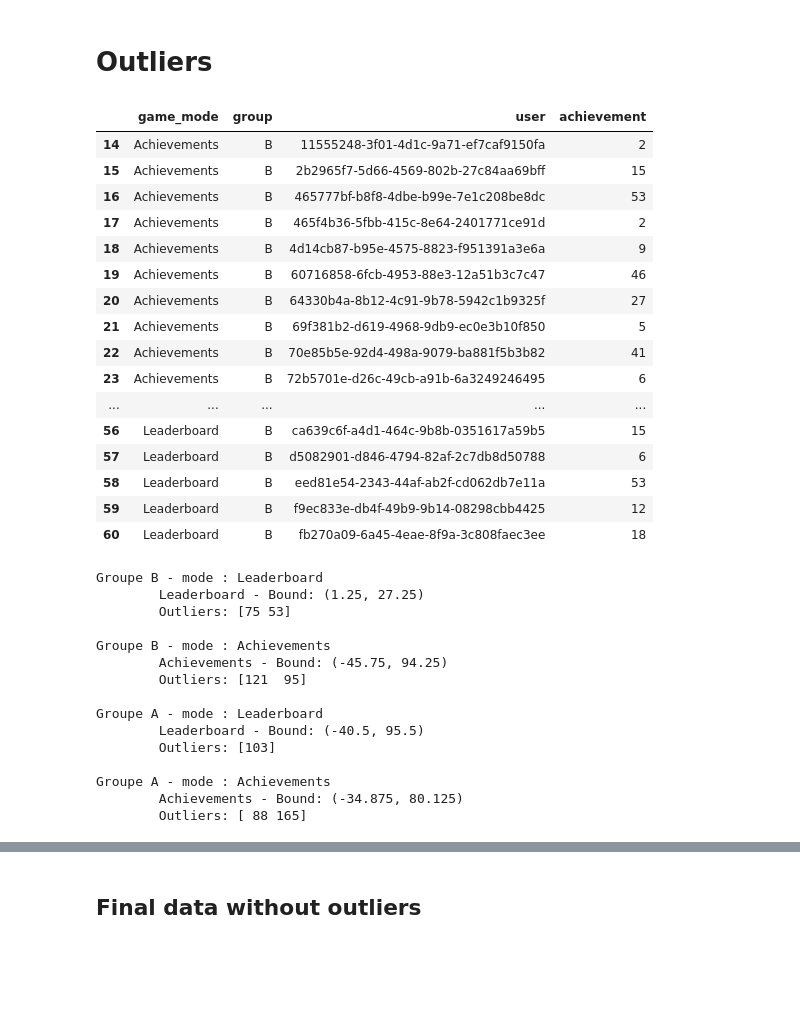
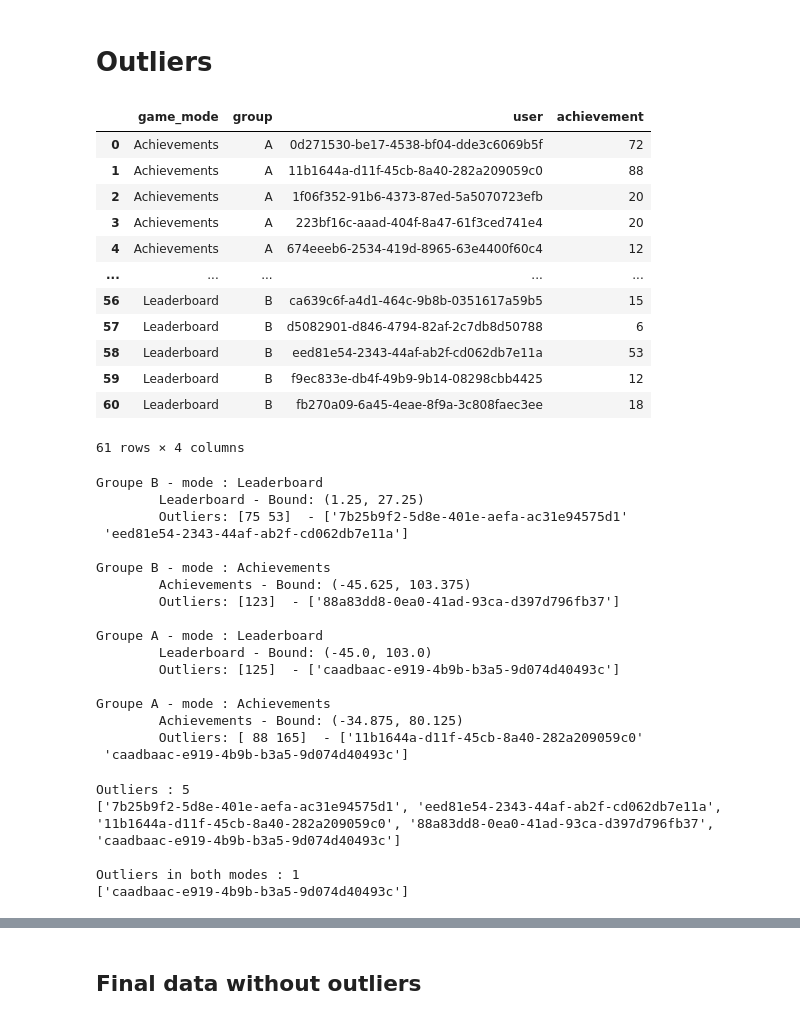
Before and after one commit to ThibBer/MemoireDataAnalytics, a Jupyter notebook: notebooks/arrange data/Database data.ipynb, the cells around one changed output, grey strips where cells are left out. Cells and saved outputs as stored; diff of their text form; code cells hidden in the pictures; blank space fills up the shorter version.

```diff
--- a/notebooks/arrange data/Database data.ipynb
+++ b/notebooks/arrange data/Database data.ipynb
@@ -202,11 +186,11 @@ form_data_df = pd.read_csv(forms_data, usecols=['Identifiant', 'group', 'Leaderb
 form_data_df['Leaderboard Horodateur'] = pd.to_datetime(form_data_df['Leaderboard Horodateur'], dayfirst=False)
 form_data_df['Achievements Horodateur'] = pd.to_datetime(form_data_df['Achievements Horodateur'], dayfirst=False)
 
-group_a_first_timestamps = form_data_df[form_data_df['group'] == 'A']['Leaderboard Horodateur'].min() - pd.Timedelta(minutes=5)
+group_a_first_timestamps = form_data_df[form_data_df['group'] == 'A']['Leaderboard Horodateur'].min() - pd.Timedelta(minutes=3)
 group_a_first_timestamps = group_a_first_timestamps.tz_localize('Europe/Brussels')
 print(f"Group A - leadearboard end time: {group_a_first_timestamps}")
 
-group_b_first_timestamps = form_data_df[form_data_df['group'] == 'B']['Achievements Horodateur'].min() - pd.Timedelta(minutes=5)
+group_b_first_timestamps = form_data_df[form_data_df['group'] == 'B']['Achievements Horodateur'].min() - pd.Timedelta(minutes=3)
 group_b_first_timestamps = group_b_first_timestamps.tz_localize('Europe/Brussels')
 print(f"Group B - achievements end time: {group_b_first_timestamps}")
 # %% [output]
@@ -307,25 +279,21 @@ timing_df.to_csv(f"{out_generated_path}/timing.csv", index=False)
 # Outliers
 # %%
 interaction_counts = cleaned_df.groupby(['game_mode', 'group', 'user'])['achievement'].count().reset_index()
-interaction_counts[(interaction_counts['group'] == "B")]
+interaction_counts
 # %% [output]
 |  | game_mode | group | user | achievement |
-| 14 | Achievements | B | 11555248-3f01-4d1c-9a71-ef7caf9150fa | 2 |
-| 15 | Achievements | B | 2b2965f7-5d66-4569-802b-27c84aa69bff | 15 |
-| 16 | Achievements | B | 465777bf-b8f8-4dbe-b99e-7e1c208be8dc | 53 |
-| 17 | Achievements | B | 465f4b36-5fbb-415c-8e64-2401771ce91d | 2 |
-| 18 | Achievements | B | 4d14cb87-b95e-4575-8823-f951391a3e6a | 9 |
-| 19 | Achievements | B | 60716858-6fcb-4953-88e3-12a51b3c7c47 | 46 |
-| 20 | Achievements | B | 64330b4a-8b12-4c91-9b78-5942c1b9325f | 27 |
-| 21 | Achievements | B | 69f381b2-d619-4968-9db9-ec0e3b10f850 | 5 |
-| 22 | Achievements | B | 70e85b5e-92d4-498a-9079-ba881f5b3b82 | 41 |
-| 23 | Achievements | B | 72b5701e-d26c-49cb-a91b-6a3249246495 | 6 |
+| 0 | Achievements | A | 0d271530-be17-4538-bf04-dde3c6069b5f | 72 |
+| 1 | Achievements | A | 11b1644a-d11f-45cb-8a40-282a209059c0 | 88 |
+| 2 | Achievements | A | 1f06f352-91b6-4373-87ed-5a5070723efb | 20 |
+| 3 | Achievements | A | 223bf16c-aaad-404f-8a47-61f3ced741e4 | 20 |
+| 4 | Achievements | A | 674eeeb6-2534-419d-8965-63e4400f60c4 | 12 |
 | ... | ... | ... | ... | ... |
 | 56 | Leaderboard | B | ca639c6f-a4d1-464c-9b8b-0351617a59b5 | 15 |
 | 57 | Leaderboard | B | d5082901-d846-4794-82af-2c7db8d50788 | 6 |
 | 58 | Leaderboard | B | eed81e54-2343-44af-ab2f-cd062db7e11a | 53 |
 | 59 | Leaderboard | B | f9ec833e-db4f-49b9-9b14-08298cbb4425 | 12 |
 | 60 | Leaderboard | B | fb270a09-6a45-4eae-8f9a-3c808faec3ee | 18 |
+61 rows × 4 columns
 # %%
 outlier_users_by_mode = []
 
@@ -348,25 +316,42 @@ for group in cleaned_df['group'].unique():
 
         data = mode_group_data[(mode_group_data < lower_bound) | (mode_group_data > upper_bound)]
         mode_group_outliers = data.index
-        print(f"\tOutliers: {data.values}")
-        print("")
-        outlier_users_by_mode.extend(mode_group_outliers)
+        outlier_users = interaction_counts.iloc[mode_group_outliers]['user'].values
+        print(f"\tOutliers: {data.values}  - {outlier_users}\n")
+        outlier_users_by_mode.extend(outlier_users)
+
+outliers = list(set(outlier_users_by_mode))
+outliers_in_both_modes = list(set([x for x in outlier_users_by_mode if outlier_users_by_mode.count(x) > 1]))
 # %% [output]
 Groupe B - mode : Leaderboard
         Leaderboard - Bound: (1.25, 27.25)
-        Outliers: [75 53]
+        Outliers: [75 53]  - ['7b25b9f2-5d8e-401e-aefa-ac31e94575d1'
+ 'eed81e54-2343-44af-ab2f-cd062db7e11a']
 
 Groupe B - mode : Achievements
-        Achievements - Bound: (-45.75, 94.25)
-        Outliers: [121  95]
+        Achievements - Bound: (-45.625, 103.375)
+        Outliers: [123]  - ['88a83dd8-0ea0-41ad-93ca-d397d796fb37']
 
 Groupe A - mode : Leaderboard
-        Leaderboard - Bound: (-40.5, 95.5)
-        Outliers: [103]
+        Leaderboard - Bound: (-45.0, 103.0)
+        Outliers: [125]  - ['caadbaac-e919-4b9b-b3a5-9d074d40493c']
 
 Groupe A - mode : Achievements
         Achievements - Bound: (-34.875, 80.125)
-        Outliers: [ 88 165]
+        Outliers: [ 88 165]  - ['11b1644a-d11f-45cb-8a40-282a209059c0'
+ 'caadbaac-e919-4b9b-b3a5-9d074d40493c']
+# %%
+print(f"Outliers : {len(outliers)}")
+print(outliers)
+print("")
+print(f"Outliers in both modes : {len(outliers_in_both_modes)}")
+print(outliers_in_both_modes)
+# %% [output]
+Outliers : 5
+['7b25b9f2-5d8e-401e-aefa-ac31e94575d1', 'eed81e54-2343-44af-ab2f-cd062db7e11a', '11b1644a-d11f-45cb-8a40-282a209059c0', '88a83dd8-0ea0-41ad-93ca-d397d796fb37', 'caadbaac-e919-4b9b-b3a5-9d074d40493c']
+
+Outliers in both modes : 1
+['caadbaac-e919-4b9b-b3a5-9d074d40493c']
 # %%
 plt.figure(figsize=(10, 6))
 color = 'red'
```
Also changed, not shown: parts of 12 cells of this notebook, 14 other files.
